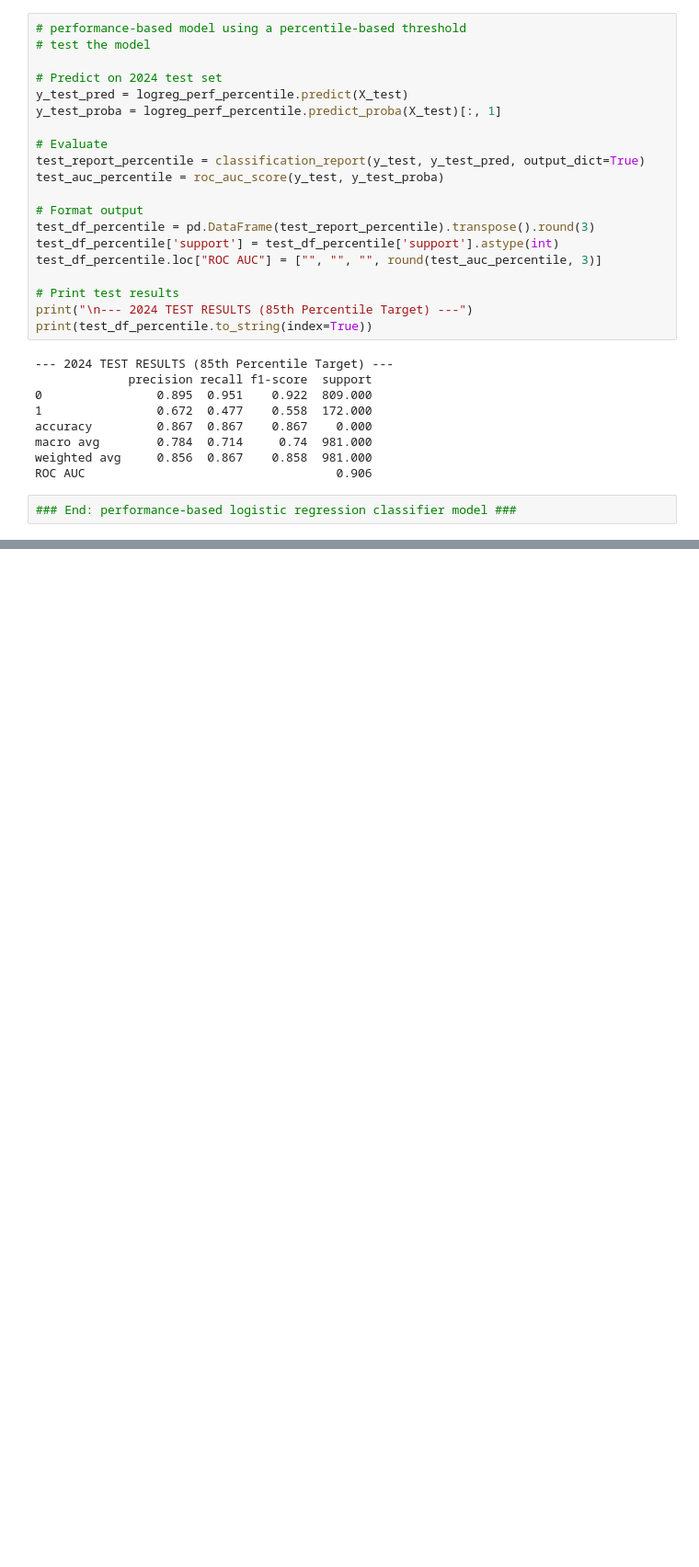
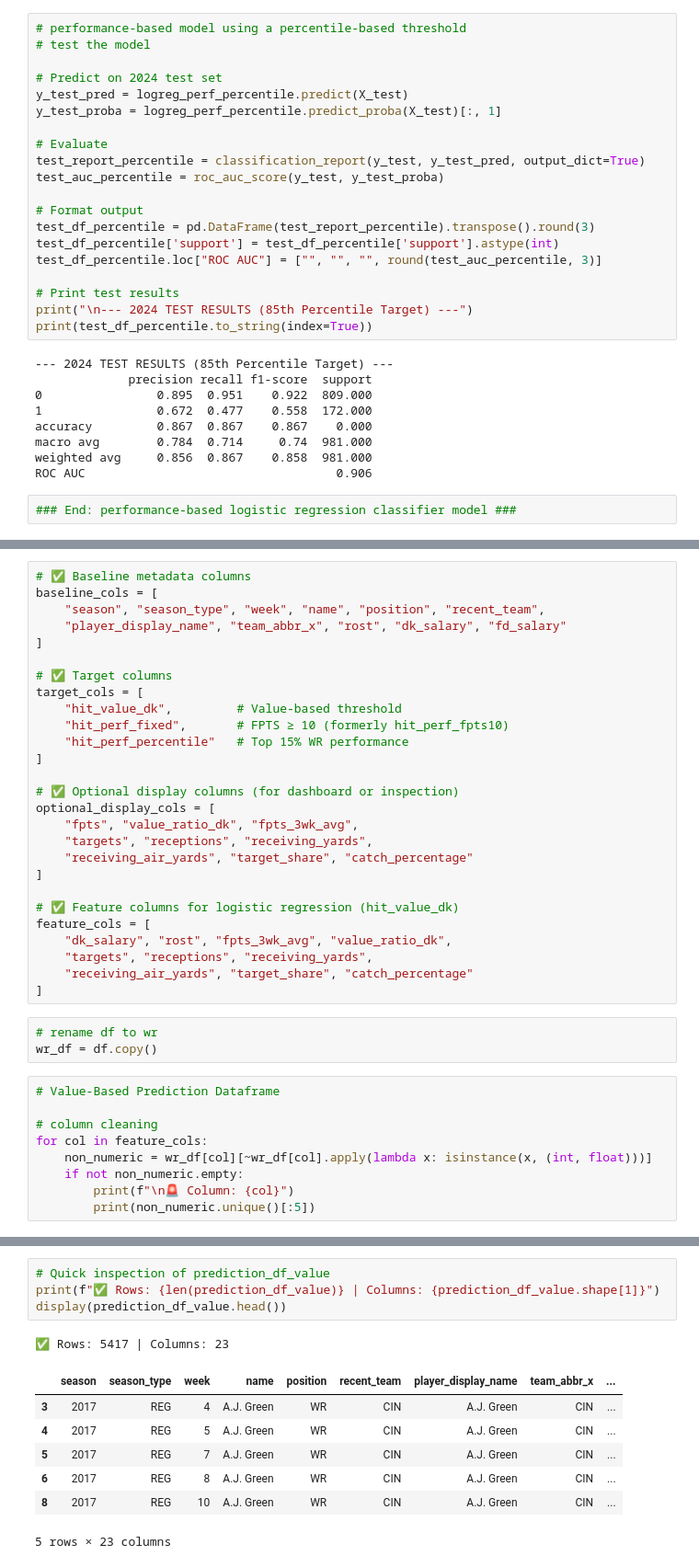
Before and after one commit to ARCtechmo/fanfav, a Jupyter notebook: wr_class_prob_model_dev.ipynb, the cells around one changed output, grey strips where cells are left out. Shown at 92% size. Cells and saved outputs as stored; diff of their text form; blank space fills up the shorter version.

```diff
--- a/wr_class_prob_model_dev.ipynb
+++ b/wr_class_prob_model_dev.ipynb
@@ -1712,0 +1784,39 @@ ROC AUC                                   0.906
+# %%
+# ✅ Baseline metadata columns
+baseline_cols = [
+    "season", "season_type", "week", "name", "position", "recent_team",
+    "player_display_name", "team_abbr_x", "rost", "dk_salary", "fd_salary"
+]
+
+# ✅ Target columns
+target_cols = [
+    "hit_value_dk",         # Value-based threshold
+    "hit_perf_fixed",       # FPTS ≥ 10 (formerly hit_perf_fpts10)
+    "hit_perf_percentile"   # Top 15% WR performance
+]
+
+# ✅ Optional display columns (for dashboard or inspection)
+optional_display_cols = [
+    "fpts", "value_ratio_dk", "fpts_3wk_avg",
+    "targets", "receptions", "receiving_yards",
+    "receiving_air_yards", "target_share", "catch_percentage"
+]
+
+# ✅ Feature columns for logistic regression (hit_value_dk)
+feature_cols = [
+    "dk_salary", "rost", "fpts_3wk_avg", "value_ratio_dk",
+    "targets", "receptions", "receiving_yards",
+    "receiving_air_yards", "target_share", "catch_percentage"
+]
+# %%
+# rename df to wr
+wr_df = df.copy()
+# %%
+# Value-Based Prediction Dataframe
+
+# column cleaning
+for col in feature_cols:
+    non_numeric = wr_df[col][~wr_df[col].apply(lambda x: isinstance(x, (int, float)))]
+    if not non_numeric.empty:
+        print(f"\n🚨 Column: {col}")
+        print(non_numeric.unique()[:5])
@@ -1712,0 +1920,13 @@ ROC AUC                                   0.906
+# %%
+# Quick inspection of prediction_df_value
+print(f"✅ Rows: {len(prediction_df_value)} | Columns: {prediction_df_value.shape[1]}")
+display(prediction_df_value.head())
+# %% [output]
+✅ Rows: 5417 | Columns: 23
+|  | season | season_type | week | name | position | recent_team | player_display_name | team_abbr_x | ... |
+| 3 | 2017 | REG | 4 | A.J. Green | WR | CIN | A.J. Green | CIN | ... |
+| 4 | 2017 | REG | 5 | A.J. Green | WR | CIN | A.J. Green | CIN | ... |
+| 5 | 2017 | REG | 7 | A.J. Green | WR | CIN | A.J. Green | CIN | ... |
+| 6 | 2017 | REG | 8 | A.J. Green | WR | CIN | A.J. Green | CIN | ... |
+| 8 | 2017 | REG | 10 | A.J. Green | WR | CIN | A.J. Green | CIN | ... |
+5 rows × 23 columns
```
Also changed, not shown: parts of 35 cells of this notebook.
